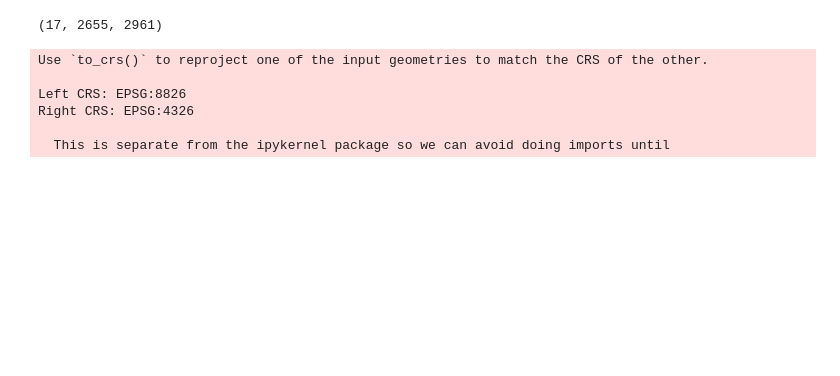
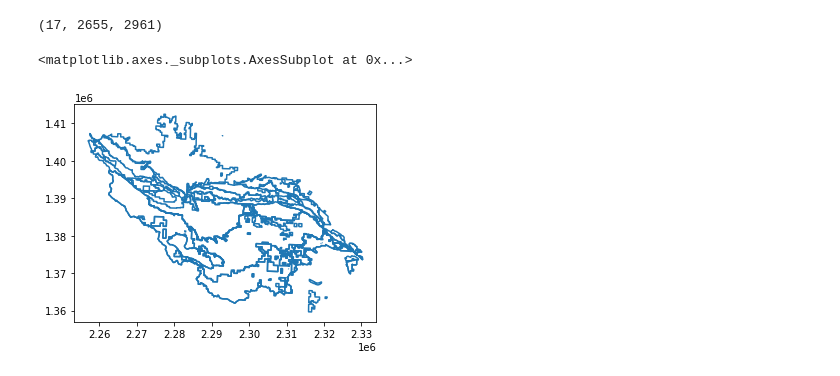
Before and after one commit to bridgetmarie24/pod_pou_lulcc, a Jupyter notebook: clip_cdl_irrigationdistricts.ipynb, the cells around one changed output. Cells and saved outputs as stored; diff of their text form; code cells hidden in the pictures; blank space fills up the shorter version.

Commit message:
clip CDL to irrigationdistricts

```diff
--- a/clip_cdl_irrigationdistricts.ipynb
+++ b/clip_cdl_irrigationdistricts.ipynb
@@ -71,15 +96,23 @@ cdl = np.asarray(cdl) #compiles all the arrays into one array
 cdl.shape #shape: 17, 2655, 2961
 # %% [output]
 (17, 2655, 2961)
+# %%
+## Tranform .shp files to match the geographic coordinate system of the CDL files
+#Projection of CDLs: Albers Equal Conical
+#Geographic coordinate system: NAD 1983
+
+#Need to only transform LBRB_bounds, which is in WGS 1984
+lbrb_bounds_transform = lbrb_bounds.to_crs(epsg=8826)
+# %%
+# Need to validate geometry due to self-instersections within irrigation districts
+irig_comp_valid = irig_comp.buffer(0) #shapely buffer somehow does this????
 # %%
 ## Clip the irrigation companies across the state to the watershed of choice
 
-#need to reproject irig_comp to
-irrig_lbrb = gpd.clip(irig_comp, lbrb_bounds)
+irrig_lbrb = gpd.clip(irig_comp_valid, lbrb_bounds_transform)
-# %% [output]
-Use `to_crs()` to reproject one of the input geometries to match the CRS of the other.
-
-Left CRS: EPSG:8826
-Right CRS: EPSG:4326
-
-  This is separate from the ipykernel package so we can avoid doing imports until
+# %%
+## Plot the irrigation companies to check the clipping
+irrig_lbrb.boundary.plot()
+# %% [output]
+<matplotlib.axes._subplots.AxesSubplot at 0x...>
+[figure, added]
```
Also changed, not shown: parts of 4 cells of this notebook.
